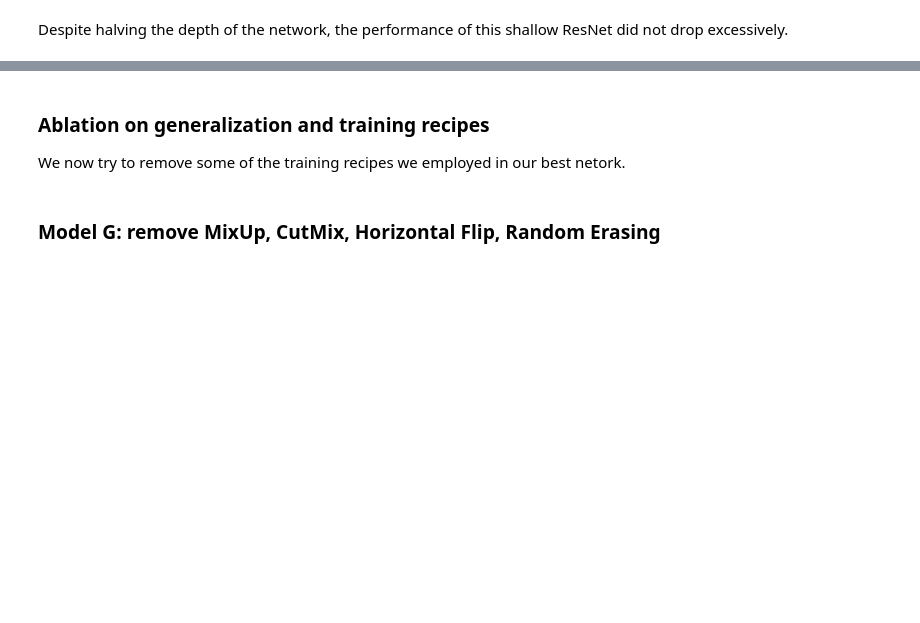
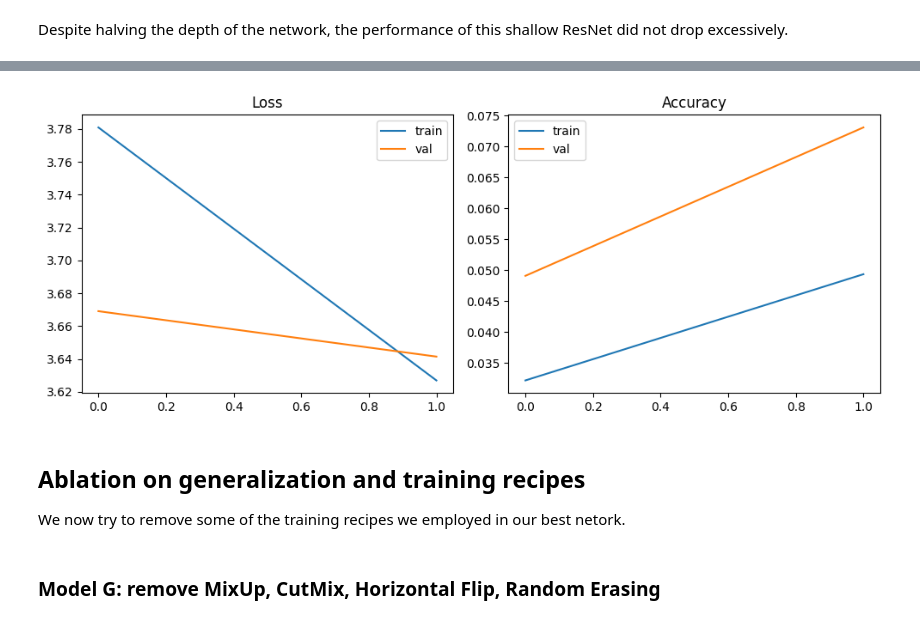
Before and after one commit to lucazini03/IPCV, a Jupyter notebook: assignment_module_two.ipynb, the cells around one changed output, grey strips where cells are left out. Cells and saved outputs as stored; diff of their text form; code cells hidden in the pictures; blank space fills up the shorter version.

```diff
--- a/assignment_module_two.ipynb
+++ b/assignment_module_two.ipynb
@@ -993,14 +1096,11 @@ models_performance['model_F'] = {
 # %%
-history_F = {
-    "train_loss":trainer_F.train_loss,
-    "train_acc":trainer_F.train_acc,
-    "val_loss":trainer_F.val_loss,
-    "val_acc":trainer_F.val_acc
-}
+history_F_loaded = load_history("plots/history_F.json", history_name="history_F")
 
-plot_history(history_F)
+plot_history(history_F_loaded)
+# %% [output]
+[figure, added]
 # %% [markdown]
-### Ablation on generalization and training recipes
+## Ablation on generalization and training recipes
 
 We now try to remove some of the training recipes we employed in our best netork.
 # %% [markdown]
```
Also changed, not shown: parts of 34 cells of this notebook.
